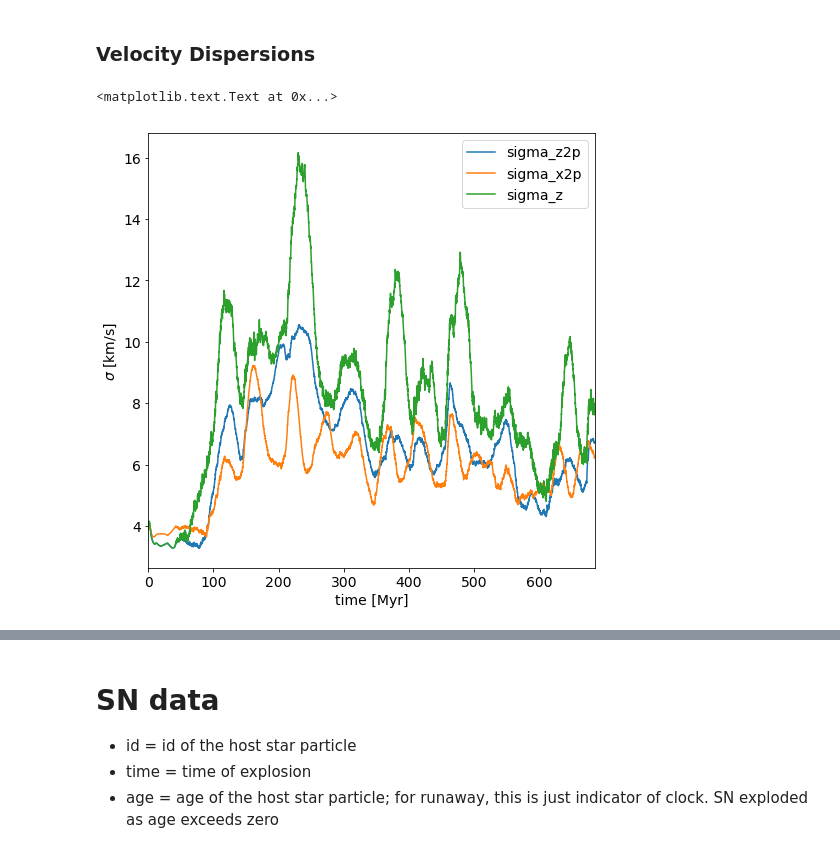
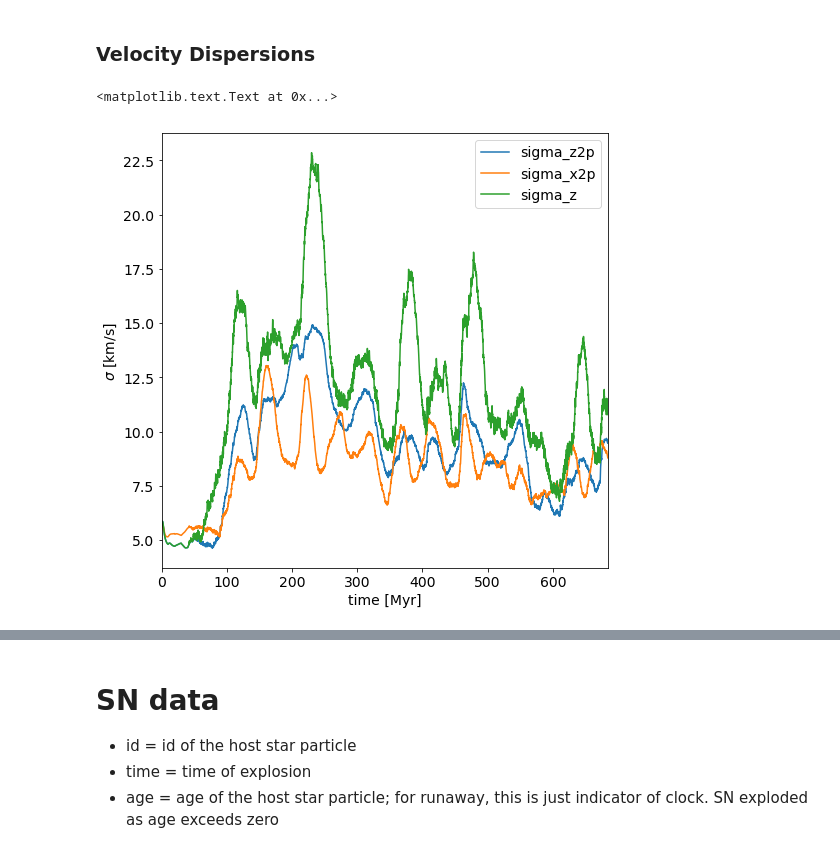
Before and after one commit to changgoo/TIGRESS-dynamo, a Jupyter notebook: notebook/history_analysis.ipynb, the cells around one changed output, grey strips where cells are left out. Cells and saved outputs as stored; diff of their text form; code cells hidden in the pictures.

Commit message:
revised history notebook

```diff
--- a/notebook/history_analysis.ipynb
+++ b/notebook/history_analysis.ipynb
@@ -89,7 +89,7 @@ import numpy as np
 import pandas as pd
 import astropy.constants as c
 import astropy.units as u
-matplotlib.rcParams['figure.figsize']=8,8
-matplotlib.rcParams.update({'font.size': 14})
+plt.rcParams['figure.figsize']=8,8
+plt.rcParams.update({'font.size': 14})
 # %% [markdown]
 ## TIGRESS simulation output directory must be selected here:
@@ -108,3 +96,10 @@ snfilename=basedir+id+'/hst/'+id+'.sn'
+# %%
+#You may need to modify the path to the files
+basedir='/Users/ckim/Research/TIGRESS/'
+problem_id='MHD_4pc_new'
+hstfilename='{}{}/hst/{}.hst'.format(basedir,problem_id,problem_id)
+#SN history file name
+snfilename='{}{}/hst/{}.sn'.format(basedir,problem_id,problem_id)
 # %%
 hstfilename
 # %% [output]
@@ -280,16 +268,16 @@ plt.ylabel('scale height [pc]')
 # %%
 #mass of the warm-cold medium
 hstp['M_2p']=hstp['Mc']+hstp['Mu']+hstp['Mw']
 #velocity dispersions of the warm-cold medium
-hstp['sigma_z2p']=np.sqrt(hstp['x3KE_2p']/hstp['M_2p'])
-hstp['sigma_x2p']=np.sqrt(hstp['x1KE_2p']/hstp['M_2p'])
+hstp['sigma_z2p']=np.sqrt(2.0*hstp['x3KE_2p']/hstp['M_2p'])
+hstp['sigma_x2p']=np.sqrt(2.0*hstp['x1KE_2p']/hstp['M_2p'])
 #velocity dispersion of whole medium
-hstp['sigma_z']=np.sqrt(hstp['x3KE']/hstp['mass'])
+hstp['sigma_z']=np.sqrt(2.0*hstp['x3KE']/hstp['mass'])
 ax=hstp.plot(x='timeMyr',y='sigma_z2p')
 hstp.plot(x='timeMyr',y='sigma_x2p',ax=plt.gca())
 hstp.plot(x='timeMyr',y='sigma_z',ax=plt.gca())
 ax.set_xlabel(xlabel='time [Myr]')
 ax.set_ylabel(ylabel='$\sigma$ [km/s]')
 # %% [output]
 <matplotlib.text.Text at 0x...>
-[figure, old version]
+[figure, new version]
```
Also changed, not shown: parts of 11 cells of this notebook, 1 other file.
